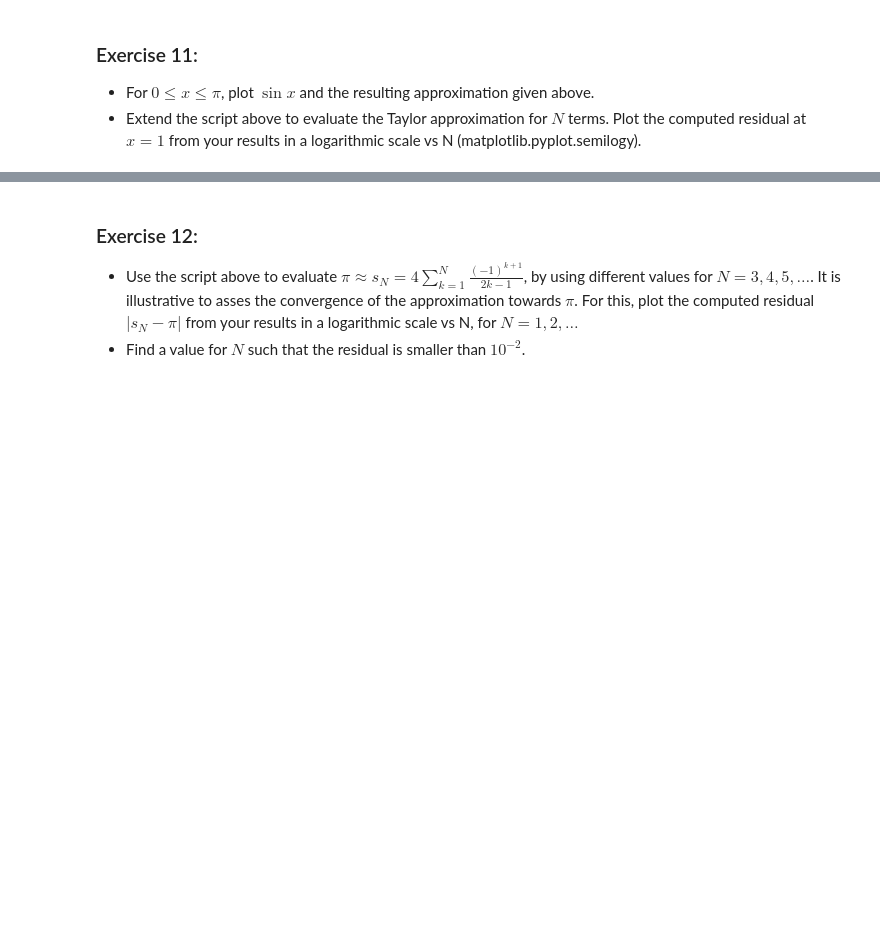
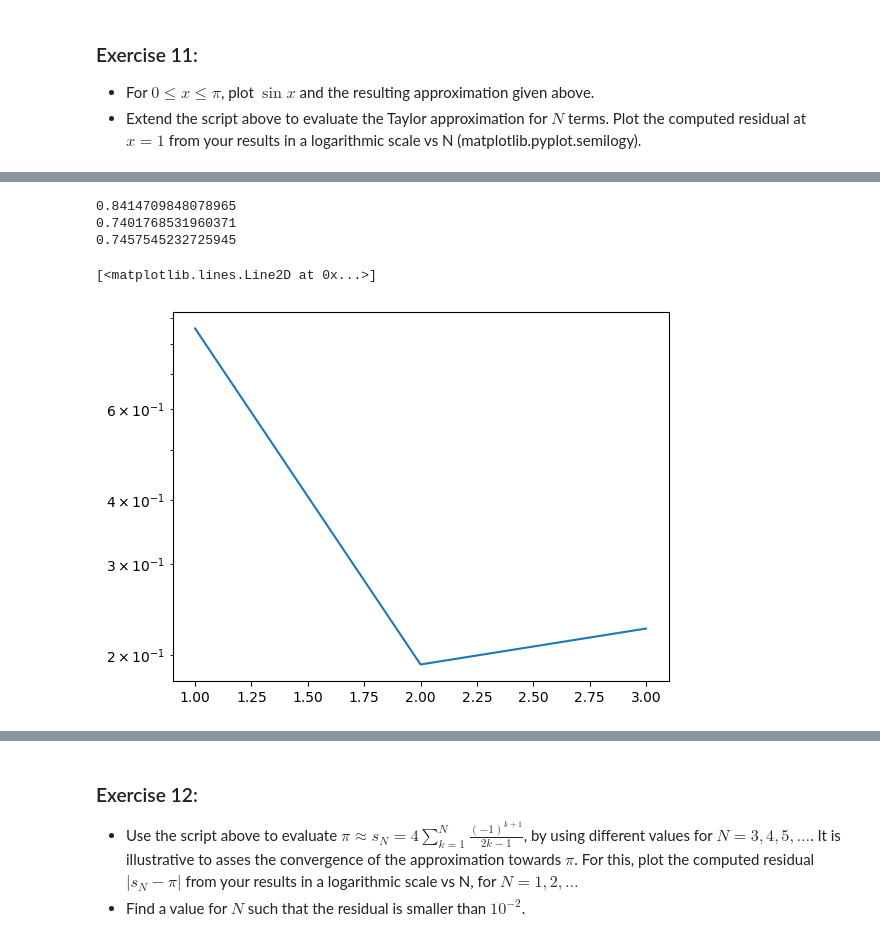
Before and after one commit to kalle6452/PDE, a Jupyter notebook: lab01.ipynb, the cells around one changed output, grey strips where cells are left out. Cells and saved outputs as stored; diff of their text form; code cells hidden in the pictures; blank space fills up the shorter version.

```diff
--- a/lab01.ipynb
+++ b/lab01.ipynb
@@ -717,0 +721,27 @@ plt.plot(x,y)
+# %%
+# Plotting residual logarithmically
+# Skriv här!!!!!
+x = 1.0  # assign some value
+j = 0    # index
+s = 0
+sign = 1.0
+N = 3
+lista = []
+while j < N:
+    k = 2*j+1
+    term = sign*x**k/mt.factorial(k)
+    s = s + term
+    j += 1
+    sign = -sign
+    pi_approx = 4*s
+    res = np.abs(pi_approx-np.pi)
+    lista.append(res)
+    print(np.sin(s))
+x = np.linspace(1,N,N)
+plt.semilogy(x,lista)
+# %% [output]
+0.8414709848078965
+0.7401768531960371
+0.7457545232725945
+[<matplotlib.lines.Line2D at 0x...>]
+[figure, added]
```
Also changed, not shown: parts of 18 cells of this notebook.
